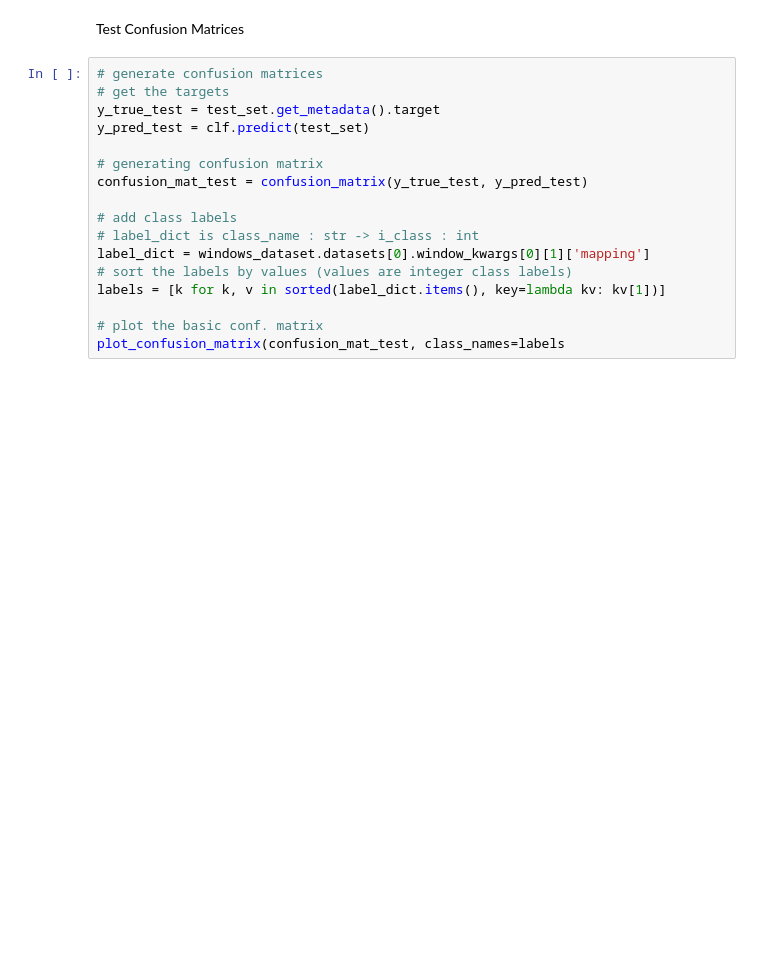
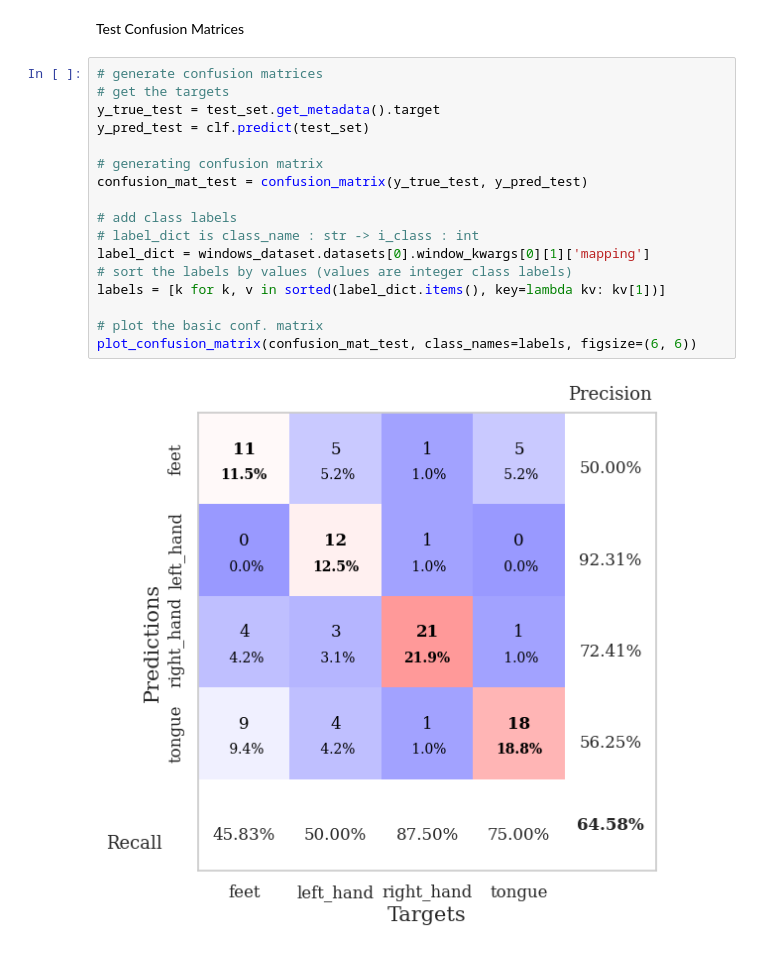
Before and after one commit to nickelodeon20/Test-Model-Performances, a Jupyter notebook: ShallowFBCSPNet_BCI_IV2a_data.ipynb, the cells around one changed output. Drawn from its saved outputs; the diff is of its cells as text; blank space fills up the shorter version.

```diff
--- a/ShallowFBCSPNet_BCI_IV2a_data.ipynb
+++ b/ShallowFBCSPNet_BCI_IV2a_data.ipynb
@@ -344,17 +410,19 @@ Test Confusion Matrices
 # %%
 # generate confusion matrices
 # get the targets
 y_true_test = test_set.get_metadata().target
 y_pred_test = clf.predict(test_set)
 
 # generating confusion matrix
 confusion_mat_test = confusion_matrix(y_true_test, y_pred_test)
 
 # add class labels
 # label_dict is class_name : str -> i_class : int
 label_dict = windows_dataset.datasets[0].window_kwargs[0][1]['mapping']
 # sort the labels by values (values are integer class labels)
 labels = [k for k, v in sorted(label_dict.items(), key=lambda kv: kv[1])]
 
 # plot the basic conf. matrix
-plot_confusion_matrix(confusion_mat_test, class_names=labels
+plot_confusion_matrix(confusion_mat_test, class_names=labels, figsize=(6, 6))
+# %% [output]
+[figure, added]
```
Also changed, not shown: parts of 11 cells of this notebook.
